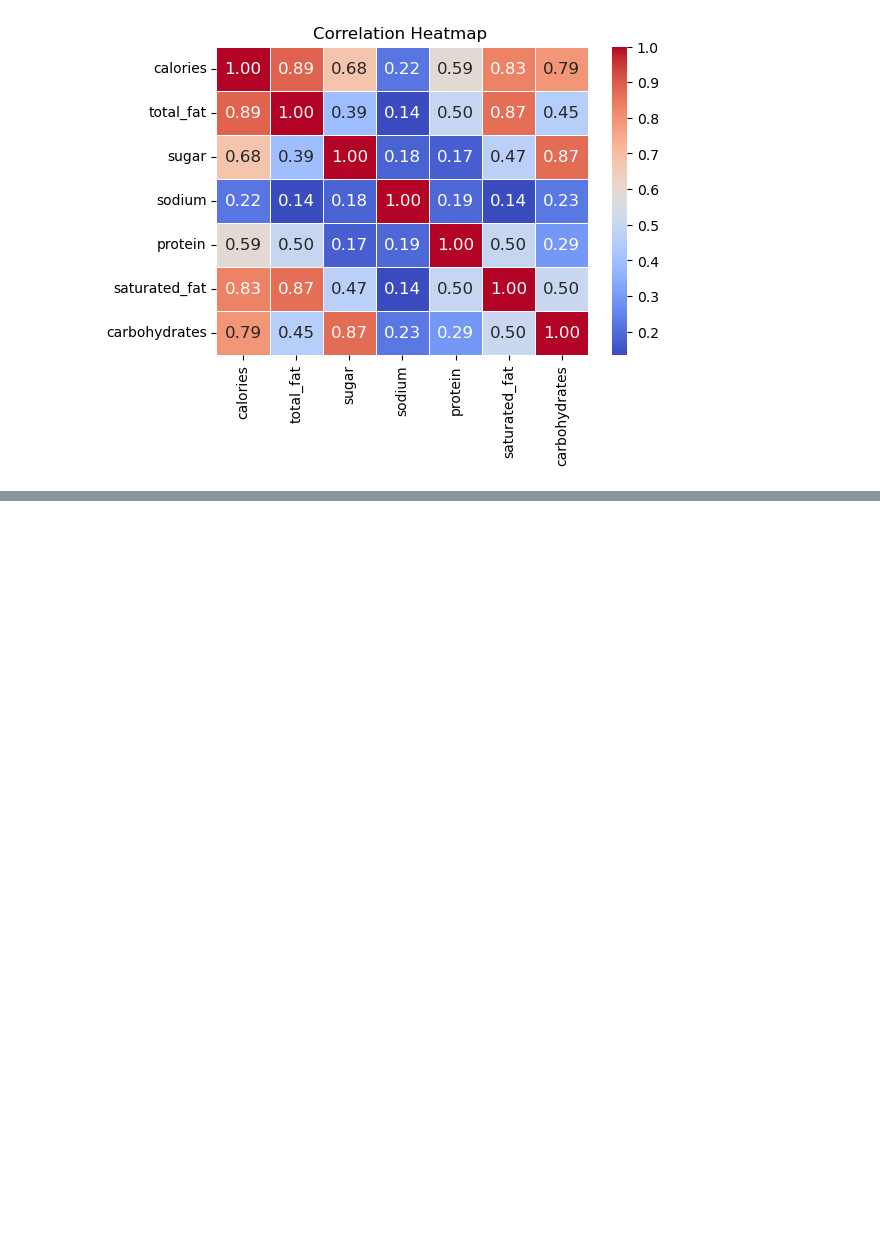
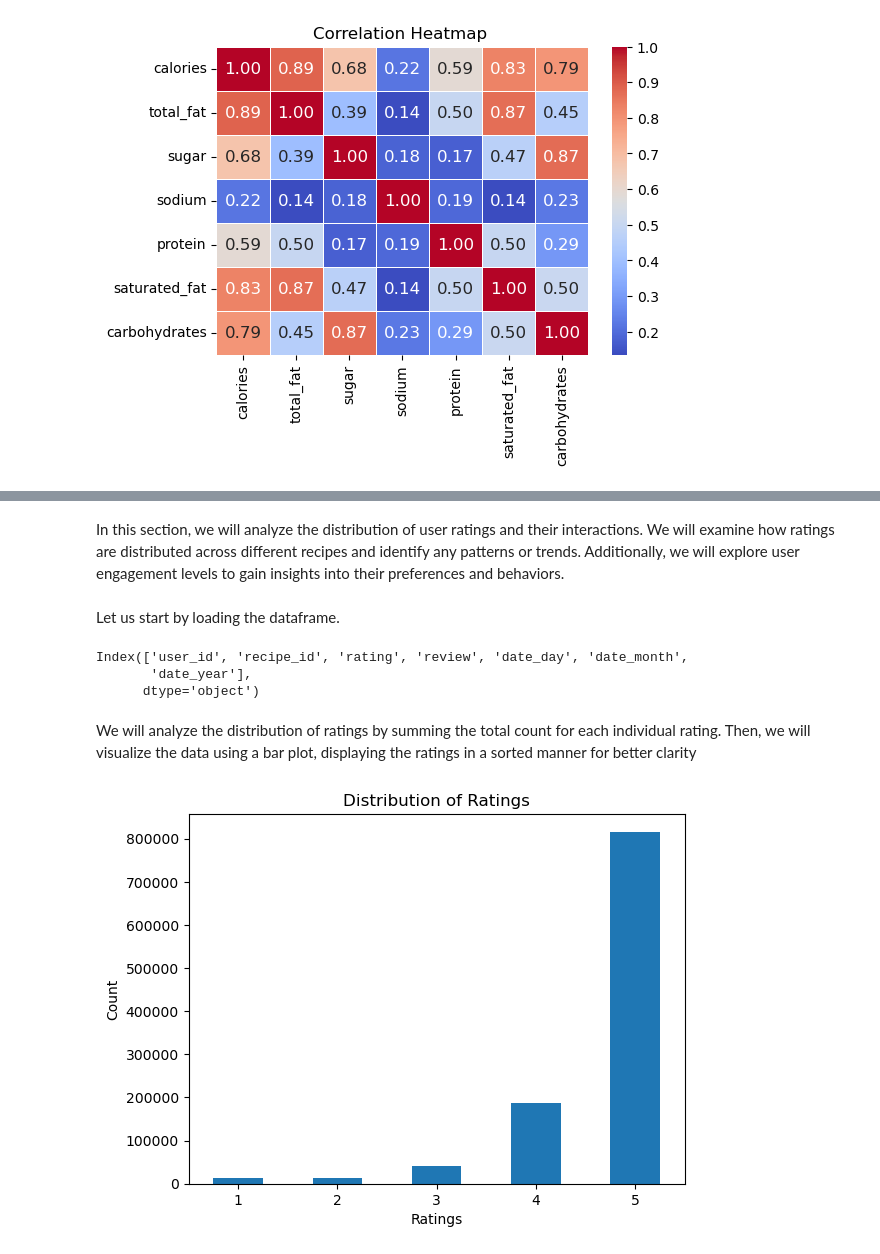
Before and after one commit to dahlp94/Recipe-Recommender-System, a Jupyter notebook: notebooks/exploratory-data-analysis.ipynb, the cells around one changed output, grey strips where cells are left out. Cells and saved outputs as stored; diff of their text form; code cells hidden in the pictures; blank space fills up the shorter version.

```diff
--- a/notebooks/exploratory-data-analysis.ipynb
+++ b/notebooks/exploratory-data-analysis.ipynb
@@ -186,0 +203,23 @@ plt.show()
+# %% [markdown]
+In this section, we will analyze the distribution of user ratings and their interactions. We will examine how ratings are distributed across different recipes and identify any patterns or trends. Additionally, we will explore user engagement levels to gain insights into their preferences and behaviors.
+# %% [markdown]
+Let us start by loading the dataframe.
+# %%
+users_df = pd.read_pickle("C:/Users/pd006/Desktop/internship_search/machine_learning/Recipe-Recommender-System/data/users.pkl")
+# %%
+# check the column names
+users_df.columns
+# %% [output]
+Index(['user_id', 'recipe_id', 'rating', 'review', 'date_day', 'date_month',
+       'date_year'],
+      dtype='object')
+# %% [markdown]
+We will analyze the distribution of ratings by summing the total count for each individual rating. Then, we will visualize the data using a bar plot, displaying the ratings in a sorted manner for better clarity
+# %%
+users_df["rating"].value_counts().sort_index().plot(kind="bar")
+plt.xticks(rotation=0)
+plt.xlabel("Ratings")  # Label for the x-axis
+plt.ylabel("Count")  # Label for the y-axis
+plt.title("Distribution of Ratings");  # Title to the plot
+# %% [output]
+[figure, added]
```
Also changed, not shown: parts of 28 cells of this notebook.
